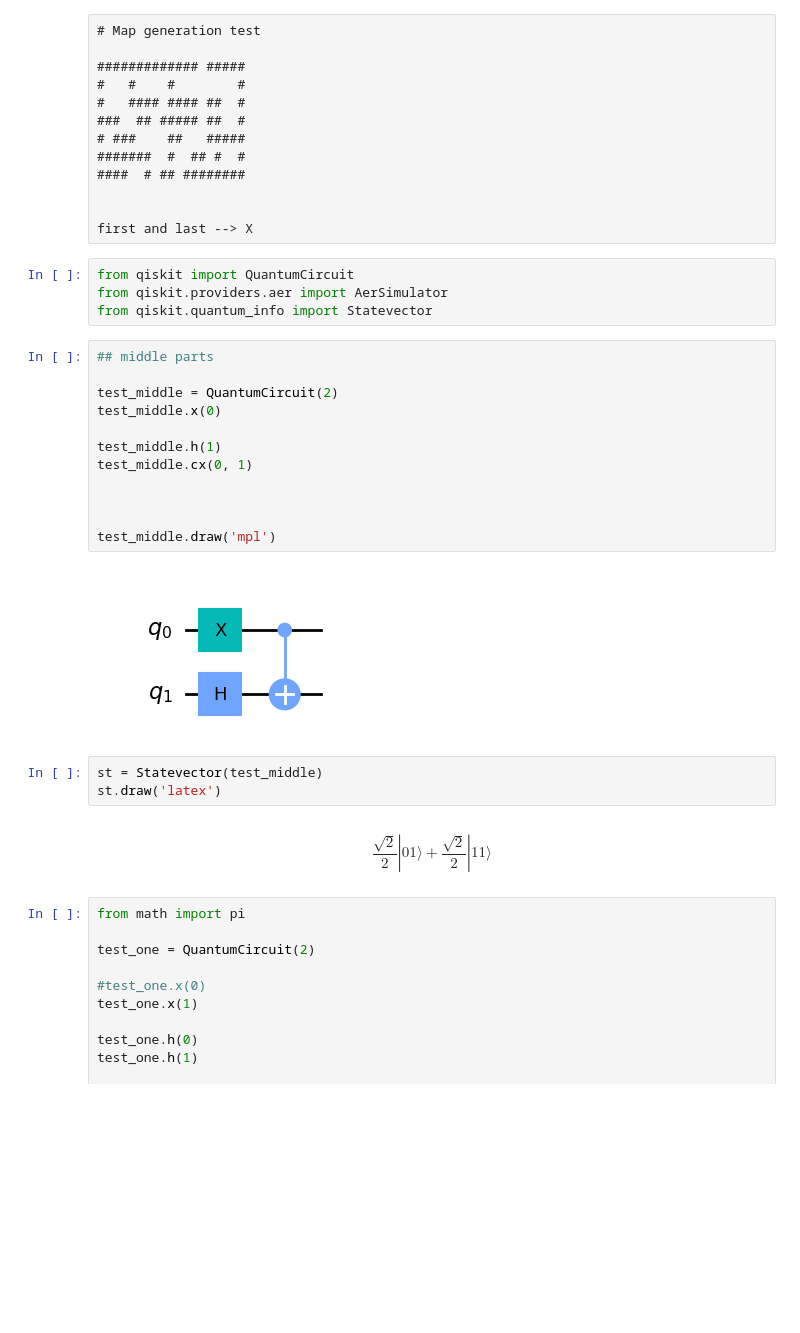
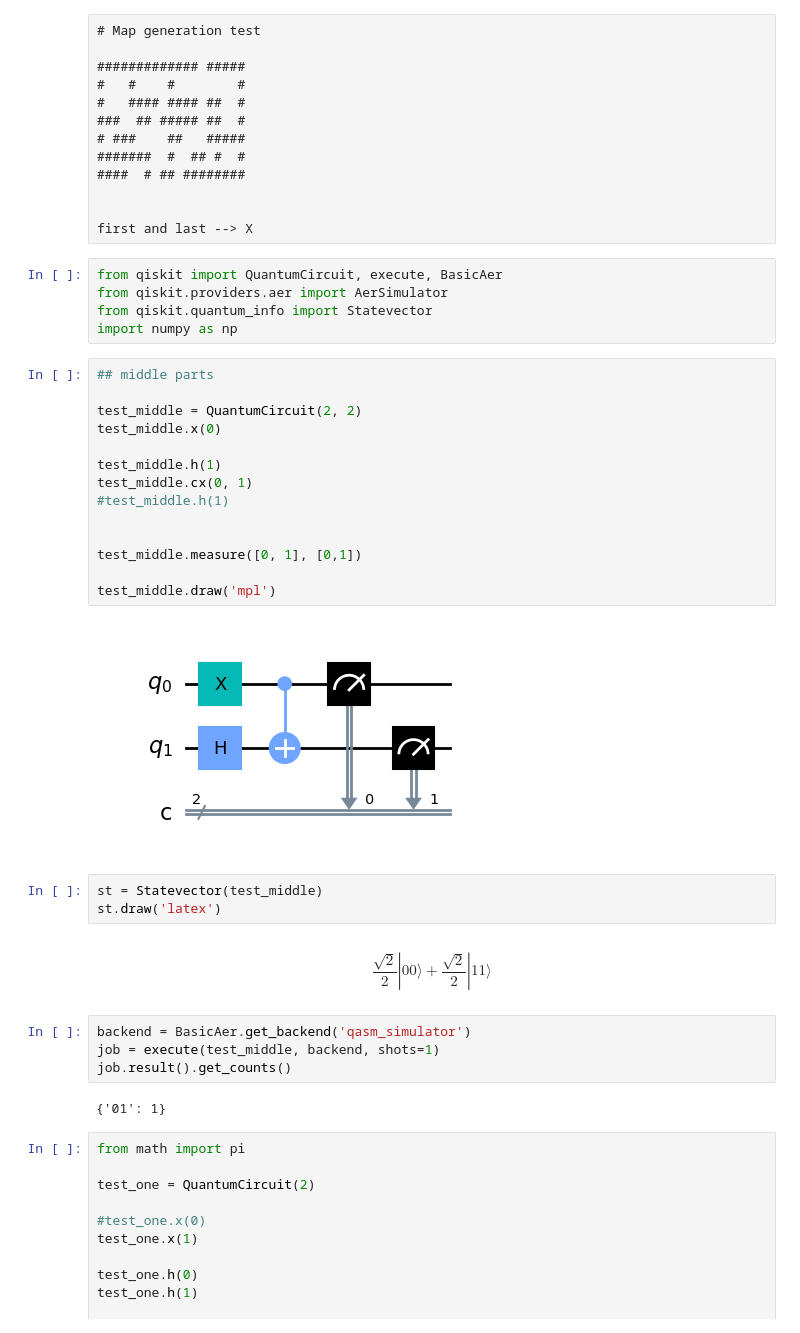
Before and after one commit to Dpbm/quantum, a Jupyter notebook: qiskit/game-map.ipynb, the cells around one changed output. Drawn from its saved outputs; the diff is of its cells as text; blank space fills up the shorter version.

```diff
--- a/qiskit/game-map.ipynb
+++ b/qiskit/game-map.ipynb
@@ -12,28 +12,37 @@
 
 first and last --> X
 # %%
-from qiskit import QuantumCircuit
+from qiskit import QuantumCircuit, execute, BasicAer
 from qiskit.providers.aer import AerSimulator
 from qiskit.quantum_info import Statevector
+import numpy as np
 # %%
 ## middle parts
 
-test_middle = QuantumCircuit(2)
+test_middle = QuantumCircuit(2, 2)
 test_middle.x(0)
 
 test_middle.h(1)
 test_middle.cx(0, 1)
+#test_middle.h(1)
 
 
+test_middle.measure([0, 1], [0,1])
 
 test_middle.draw('mpl')
 # %% [output]
-[figure, old version]
+[figure, new version]
 # %%
 st = Statevector(test_middle)
 st.draw('latex')
 # %% [output]
-$$\frac{\sqrt{2}}{2} |01\rangle+\frac{\sqrt{2}}{2} |11\rangle$$
+$$\frac{\sqrt{2}}{2} |00\rangle+\frac{\sqrt{2}}{2} |11\rangle$$
+# %%
+backend = BasicAer.get_backend('qasm_simulator')
+job = execute(test_middle, backend, shots=1)
+job.result().get_counts()
+# %% [output]
+{'01': 1}
 # %%
 from math import pi
 
```
Also changed, not shown: parts of 4 cells of this notebook, 2 other files.
